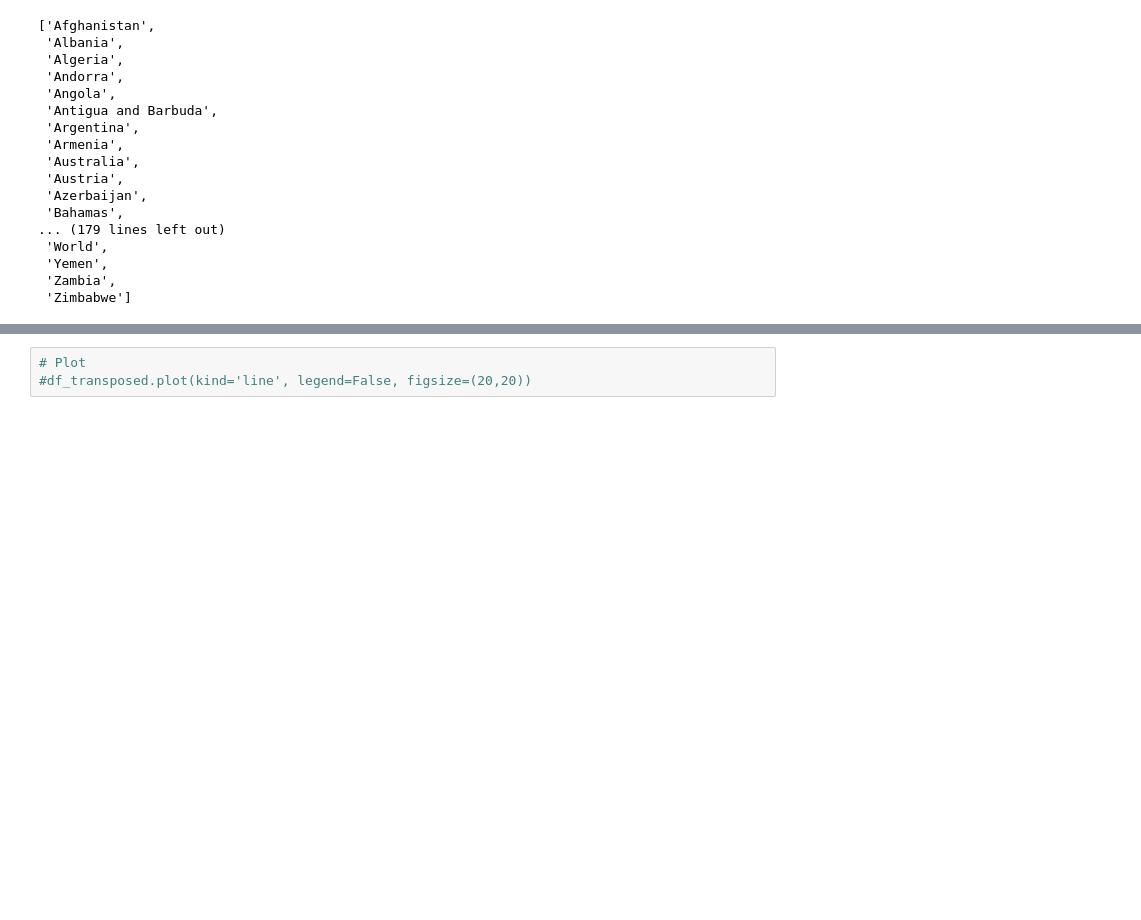
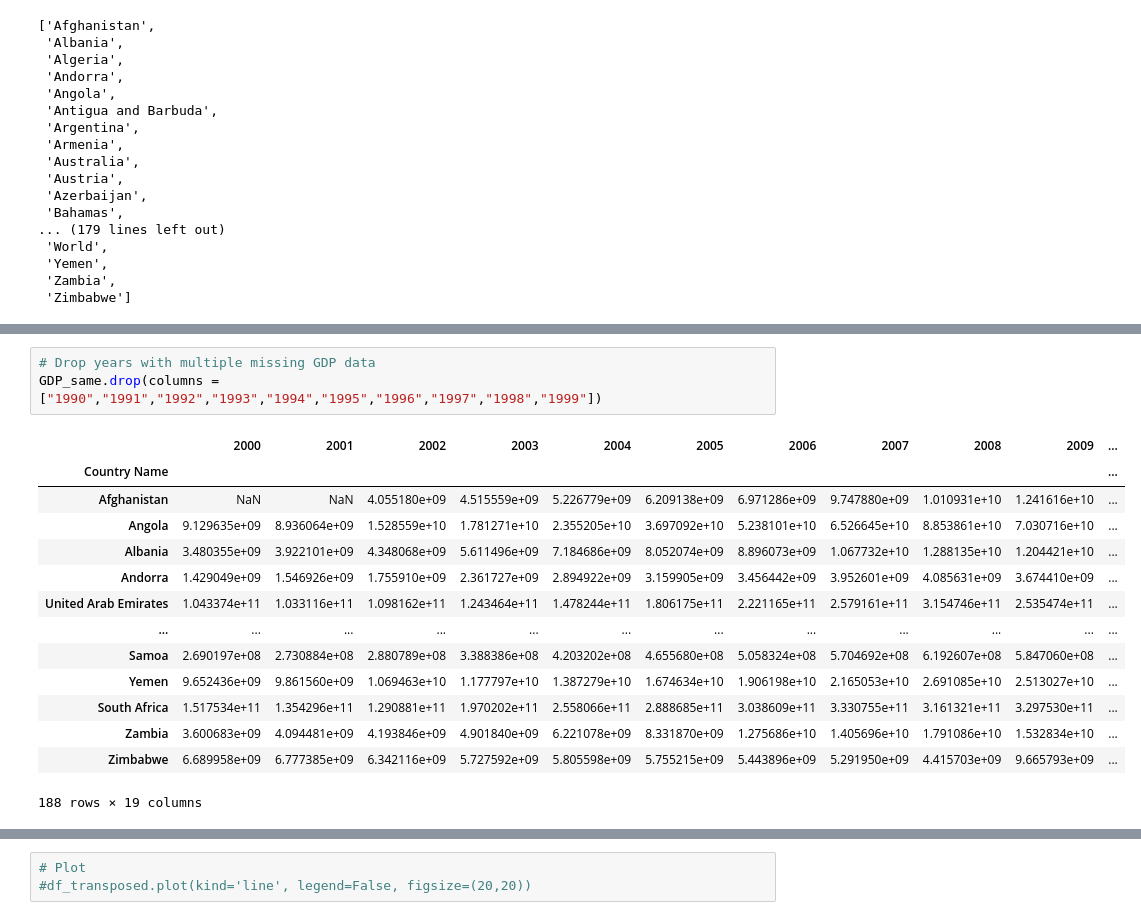
Before and after one commit to OxanaDrotieva/Methane_emissions_analysis, a Jupyter notebook: methane-emissions.ipynb, the cells around one changed output, grey strips where cells are left out. Saved outputs shown, nothing was run; the diff lists cells and outputs as text; blank space fills up the shorter version.

```diff
--- a/methane-emissions.ipynb
+++ b/methane-emissions.ipynb
@@ -292,3 +313,21 @@ GDP_same
+# %%
+# Drop years with multiple missing GDP data
+GDP_same.drop(columns = ["1990","1991","1992","1993","1994","1995","1996","1997","1998","1999"])
+# %% [output]
+|  | 2000 | 2001 | 2002 | 2003 | 2004 | 2005 | 2006 | 2007 | 2008 | 2009 | ... |
+| Country Name |  |  |  |  |  |  |  |  |  |  | ... |
+| Afghanistan | NaN | NaN | 4.055180e+09 | 4.515559e+09 | 5.226779e+09 | 6.209138e+09 | 6.971286e+09 | 9.747880e+09 | 1.010931e+10 | 1.241616e+10 | ... |
+| Angola | 9.129635e+09 | 8.936064e+09 | 1.528559e+10 | 1.781271e+10 | 2.355205e+10 | 3.697092e+10 | 5.238101e+10 | 6.526645e+10 | 8.853861e+10 | 7.030716e+10 | ... |
+| Albania | 3.480355e+09 | 3.922101e+09 | 4.348068e+09 | 5.611496e+09 | 7.184686e+09 | 8.052074e+09 | 8.896073e+09 | 1.067732e+10 | 1.288135e+10 | 1.204421e+10 | ... |
+| Andorra | 1.429049e+09 | 1.546926e+09 | 1.755910e+09 | 2.361727e+09 | 2.894922e+09 | 3.159905e+09 | 3.456442e+09 | 3.952601e+09 | 4.085631e+09 | 3.674410e+09 | ... |
+| United Arab Emirates | 1.043374e+11 | 1.033116e+11 | 1.098162e+11 | 1.243464e+11 | 1.478244e+11 | 1.806175e+11 | 2.221165e+11 | 2.579161e+11 | 3.154746e+11 | 2.535474e+11 | ... |
+| ... | ... | ... | ... | ... | ... | ... | ... | ... | ... | ... | ... |
+| Samoa | 2.690197e+08 | 2.730884e+08 | 2.880789e+08 | 3.388386e+08 | 4.203202e+08 | 4.655680e+08 | 5.058324e+08 | 5.704692e+08 | 6.192607e+08 | 5.847060e+08 | ... |
+| Yemen | 9.652436e+09 | 9.861560e+09 | 1.069463e+10 | 1.177797e+10 | 1.387279e+10 | 1.674634e+10 | 1.906198e+10 | 2.165053e+10 | 2.691085e+10 | 2.513027e+10 | ... |
+| South Africa | 1.517534e+11 | 1.354296e+11 | 1.290881e+11 | 1.970202e+11 | 2.558066e+11 | 2.888685e+11 | 3.038609e+11 | 3.330755e+11 | 3.161321e+11 | 3.297530e+11 | ... |
+| Zambia | 3.600683e+09 | 4.094481e+09 | 4.193846e+09 | 4.901840e+09 | 6.221078e+09 | 8.331870e+09 | 1.275686e+10 | 1.405696e+10 | 1.791086e+10 | 1.532834e+10 | ... |
+| Zimbabwe | 6.689958e+09 | 6.777385e+09 | 6.342116e+09 | 5.727592e+09 | 5.805598e+09 | 5.755215e+09 | 5.443896e+09 | 5.291950e+09 | 4.415703e+09 | 9.665793e+09 | ... |
+188 rows × 19 columns
 # %%
 # Create a list of countries from methane_clean dataframe
 same_countries = []
```
Also changed, not shown: parts of 19 cells of this notebook.
